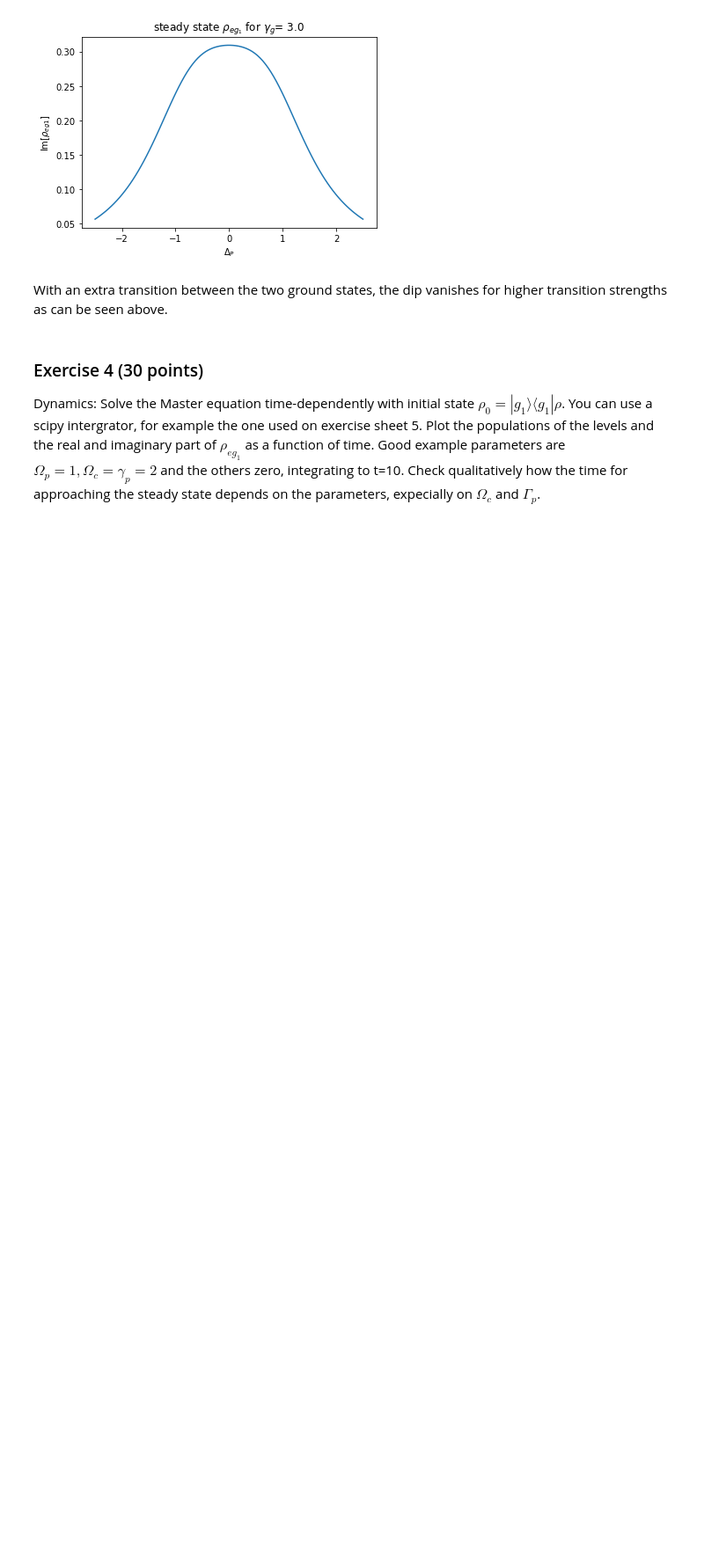
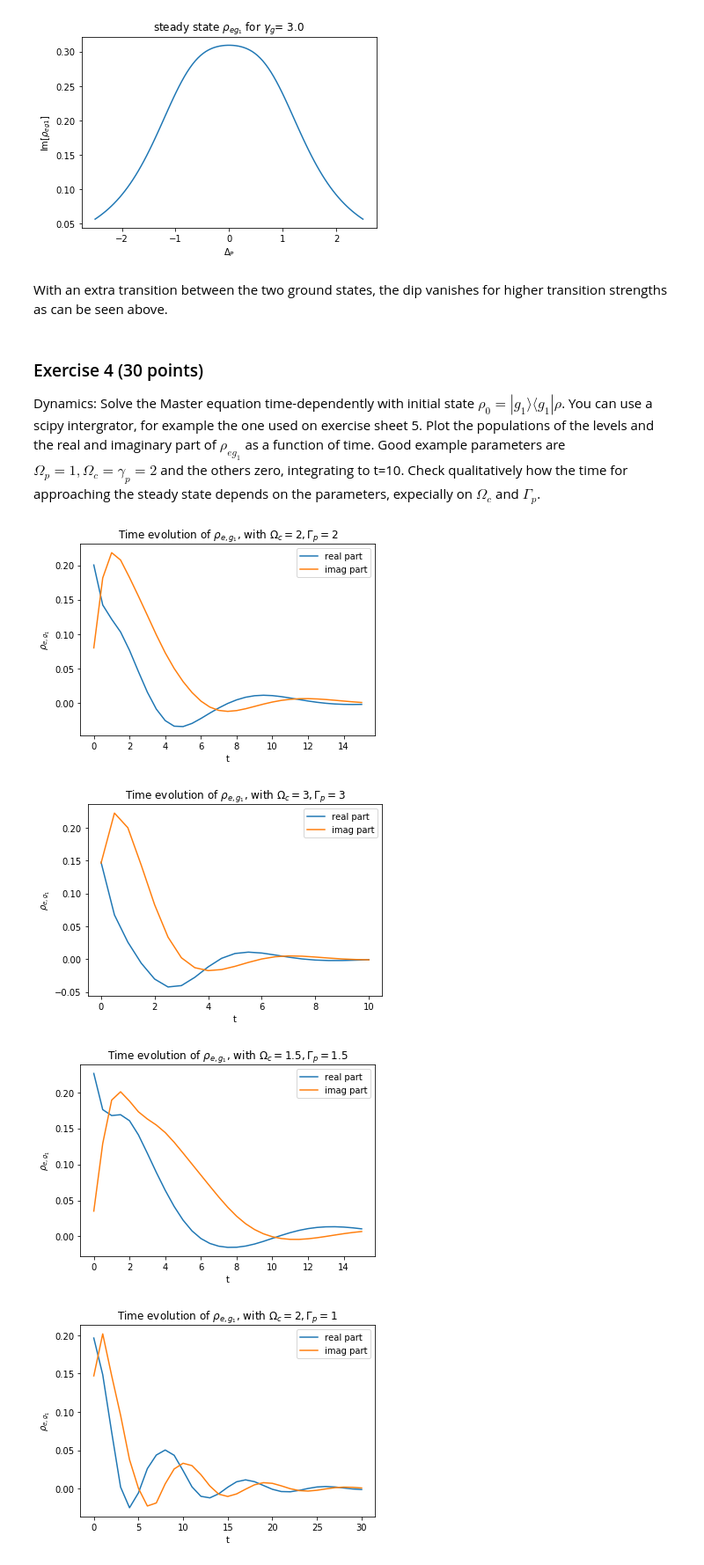
Before and after one commit to ml4cdeca/ComputationalQuantumDynamics, a Jupyter notebook: blatt9/exercise9.ipynb, the cells around one changed output. Shown: that part at 88% size. Saved outputs shown, nothing was run; the diff lists cells and outputs as text; code cells hidden in the pictures; blank space fills up the shorter version.

```diff
--- a/blatt9/exercise9.ipynb
+++ b/blatt9/exercise9.ipynb
@@ -248,3 +248,48 @@ With an extra transition between the two ground states, the dip vanishes for hig
 ### Exercise 4 (30 points)
 
 Dynamics: Solve the Master equation time-dependently with initial state $\rho_0 = |g_1\rangle \langle g_1| \rho$. You can use a scipy intergrator, for example the one used on exercise sheet 5. Plot the populations of the levels and the real and imaginary part of $\rho_{eg_1}$ as a function of time. Good example parameters are $\Omega_p = 1, \Omega_c = \gamma_p = 2$ and the others zero, integrating to t=10. Check qualitatively how the time for approaching the steady state depends on the parameters, expecially on $\Omega_c$ and $\Gamma_p$.
+# %%
+def MasterEqn(t,rho,H=hamiltonian(1,2,1,1),jump=jump_op(2,0,0)):
+    return liouvillian(H,gamma)@rho
+# %%
+from scipy.integrate import ode
+def plotRhoEG1(Omega_c=2, gamma_p=2,dt=1,tend=10):
+    r = ode(MasterEqn).set_integrator('zvode', method='adams')
+    r.set_initial_value(1/3*np.ones(9),0)
+    #defining parameters
+    tsteps=int(tend/dt+1)
+    Omega_p=1
+    r.set_f_params(hamiltonian(Omega_p,Omega_c,1,1),jump_op(gamma_p,0,0))
+    #integrate and save data
+    tvec = np.linspace(0, tend, tsteps,endpoint=True)
+
+    data=[]
+    while r.successful() and r.t < tend+dt:
+        data.append(r.integrate(r.t+dt))
+    #reshape data
+    data=np.array(data)
+    data=data.reshape(len(data),3,3)
+    #calculate rho eg1 (t):
+    rho_e_g1=[]
+    for i in range(len(data)):
+        rho_e_g1.append(e@data[i]@g1)
+    rho_e_g1=np.array(rho_e_g1)
+    #create figure
+    fig=plt.figure()
+    plt.title(r'Time evolution of $\rho_{e,g_1}$, with $\Omega_c=%s, \Gamma_p=%s$'%(str(Omega_c),str(gamma_p)))
+    plt.plot(tvec,rho_e_g1.real,label='real part')
+    plt.plot(tvec,rho_e_g1.imag,label='imag part')
+    plt.legend()
+    plt.xlabel('t')
+    plt.ylabel(r'$\rho_{e,g_1}$')
+# %%
+plotRhoEG1(2,2,.5,15)
+plotRhoEG1(3,3,.5)
+plotRhoEG1(1.5,1.5,.5,15)
+plotRhoEG1(2,1,1,30)
+plotRhoEG1(1,2,1,30)
+# %% [output]
+[figure, added]
+[figure, added]
+[figure, added]
+[figure, added]
```
Also changed, not shown: parts of 3 cells of this notebook.
